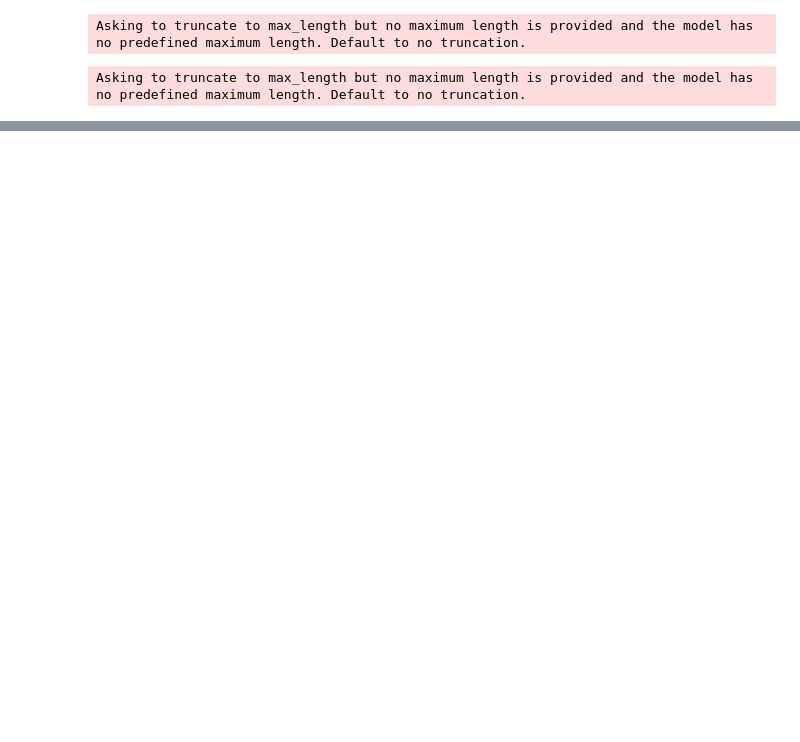
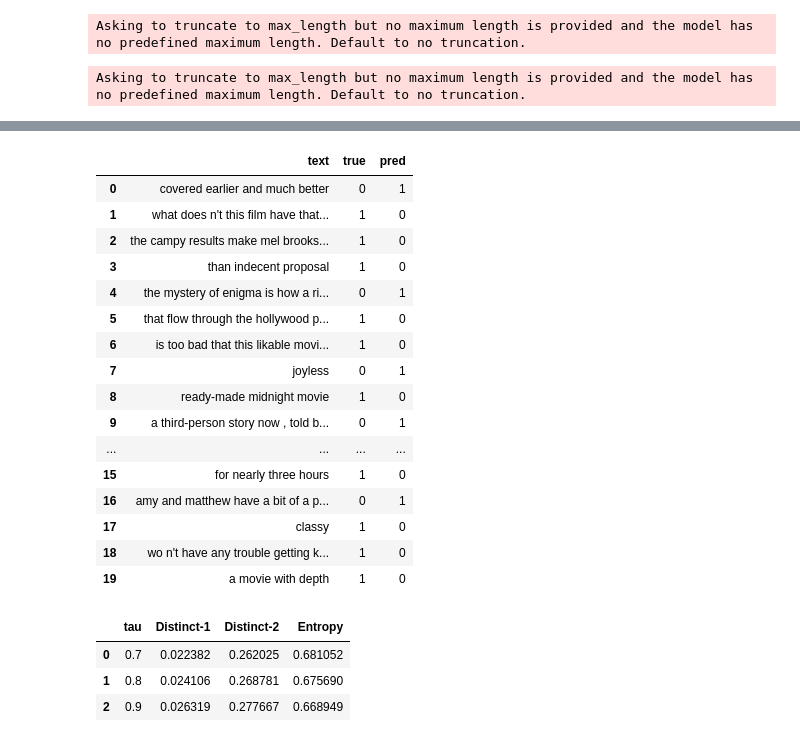
Before and after one commit to paramkpr/SentiSynth, a Jupyter notebook: notebooks/error_analysis.ipynb, the cells around one changed output, grey strips where cells are left out. Drawn from its saved outputs; the diff is of its cells as text; code cells hidden in the pictures; blank space fills up the shorter version.

Commit message:
error analysis

```diff
--- a/notebooks/error_analysis.ipynb
+++ b/notebooks/error_analysis.ipynb
@@ -7,12 +7,15 @@ from sklearn.metrics import classification_report, confusion_matrix
 def infer(model_dir, test_path):
     ds = load_from_disk(test_path)["sanity"]      # HFD Dataset
     tokenizer = AutoTokenizer.from_pretrained(model_dir)
-    model     = AutoModelForSequenceClassification.from_pretrained(model_dir).eval()
+    device   = torch.device("cuda" if torch.cuda.is_available() else "cpu")
+    model    = AutoModelForSequenceClassification.from_pretrained(model_dir).to(device).eval()
+
 
     def _pred(batch):
         toks = tokenizer(batch["text"], padding=True, truncation=True, return_tensors="pt")
         with torch.no_grad():
-            logits = model(**{k: v.to(model.device) for k, v in toks.items()}).logits
+            toks = tokenizer(batch["text"], padding=True, truncation=True, return_tensors="pt").to(device)
+            logits = model(**toks).logits
         return {"pred": logits.argmax(-1)}
 
     preds = ds.map(_pred, batched=True, batch_size=32)
@@ -64,0 +72,27 @@ for label, cond in {
+# %%
+err = aug20.filter(lambda ex: ex["pred"]!=ex["labels"]).select(range(20))
+errdf = pd.DataFrame({
+    "text": [t for t in err["text"]],
+    "true": err["labels"],
+    "pred": err["pred"]
+})
+display(errdf)
+errdf.to_csv("~/SentiSynth/notebooks/error_analysis.csv", index=False, encoding="utf‑8")
+# %% [output]
+|  | text | true | pred |
+| 0 | covered earlier and much better | 0 | 1 |
+| 1 | what does n't this film have that... | 1 | 0 |
+| 2 | the campy results make mel brooks... | 1 | 0 |
+| 3 | than indecent proposal | 1 | 0 |
+| 4 | the mystery of enigma is how a ri... | 0 | 1 |
+| 5 | that flow through the hollywood p... | 1 | 0 |
+| 6 | is too bad that this likable movi... | 1 | 0 |
+| 7 | joyless | 0 | 1 |
+| 8 | ready-made midnight movie | 1 | 0 |
+| 9 | a third-person story now , told b... | 0 | 1 |
+| ... | ... | ... | ... |
+| 15 | for nearly three hours | 1 | 0 |
+| 16 | amy and matthew have a bit of a p... | 0 | 1 |
+| 17 | classy | 1 | 0 |
+| 18 | wo n't have any trouble getting k... | 1 | 0 |
+| 19 | a movie with depth | 1 | 0 |
@@ -64,0 +126,18 @@ for label, cond in {
+# %%
+rows = []
+for name, ds in [("0.7", synth_07), ("0.8", synth_08), ("0.9", synth_09)]:
+    rows.append({
+        "tau": float(name),
+        "Distinct-1": distinct_n([r["text"] for r in ds], 1),
+        "Distinct-2": distinct_n([r["text"] for r in ds], 2),
+        "Entropy":    avg_entropy(ds),
+    })
+
+import pandas as pd
+df = pd.DataFrame(rows)
+display(df)
+# %% [output]
+|  | tau | Distinct-1 | Distinct-2 | Entropy |
+| 0 | 0.7 | 0.022382 | 0.262025 | 0.681052 |
+| 1 | 0.8 | 0.024106 | 0.268781 | 0.675690 |
+| 2 | 0.9 | 0.026319 | 0.277667 | 0.668949 |
```
Also changed, not shown: parts of 6 cells of this notebook, 4 other files.
